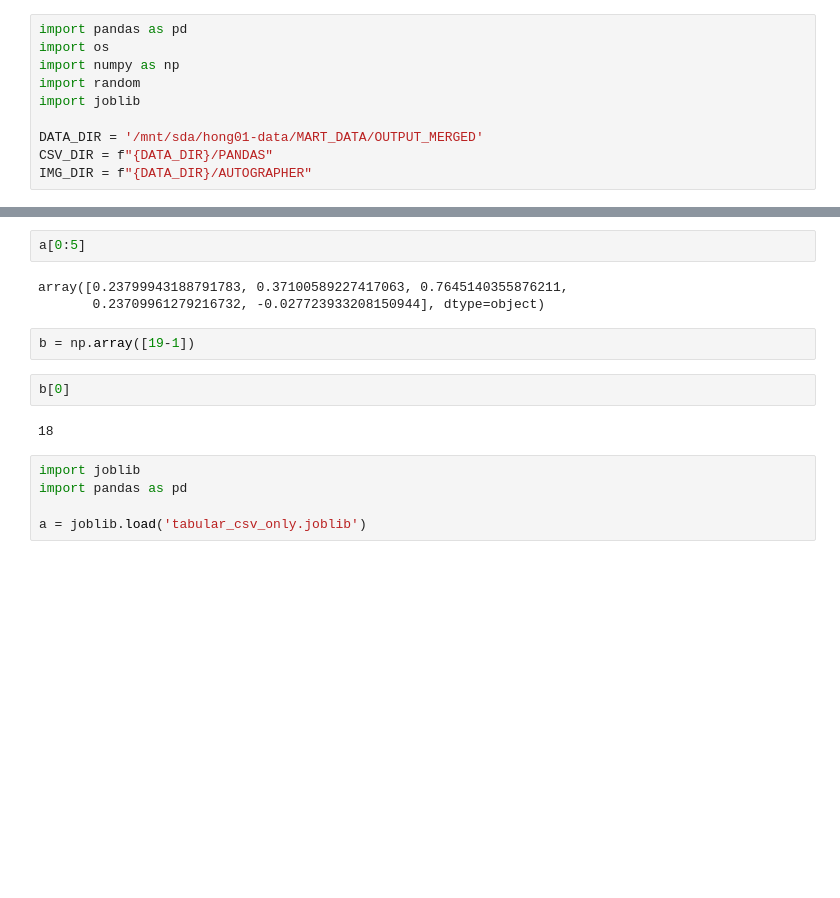
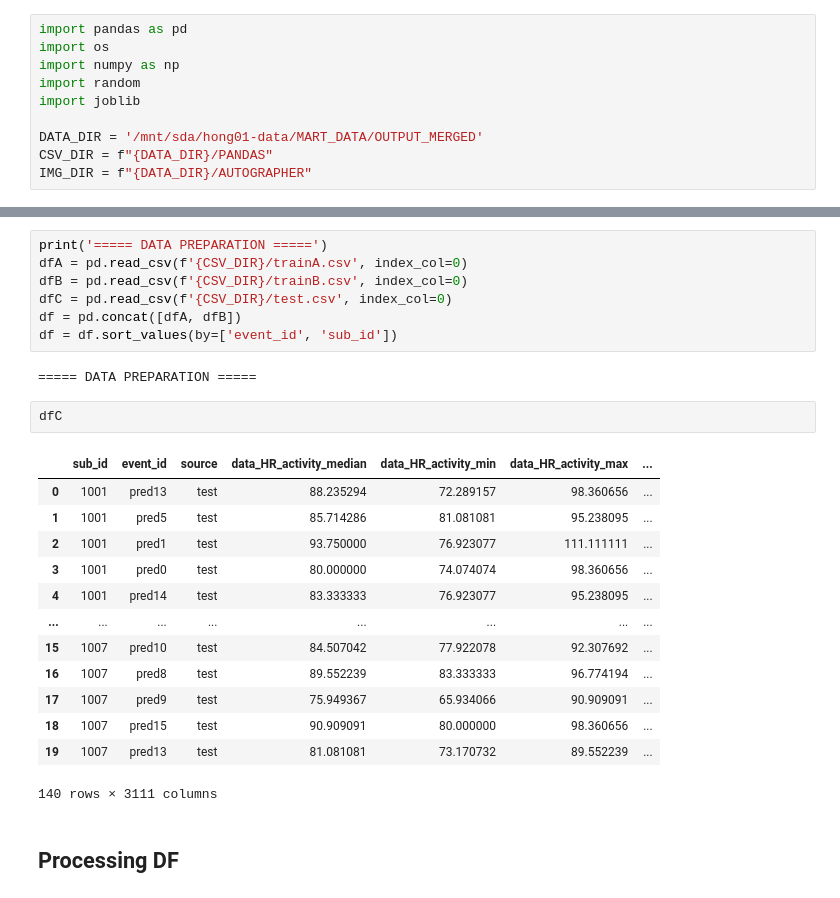
Before and after one commit to m2man/MART-AUTOGRAPHER, a Jupyter notebook: CSV_PART/Preprocess_Data.ipynb, the cells around one changed output, grey strips where cells are left out. Saved outputs shown, nothing was run; the diff lists cells and outputs as text; blank space fills up the shorter version.

Commit message:
add data for duyen

```diff
--- a/CSV_PART/Preprocess_Data.ipynb
+++ b/CSV_PART/Preprocess_Data.ipynb
@@ -129,16 +11,27 @@ a = np.asarray(df_train_scaling.iloc[0,:])
-# %%
-a[0:5]
-# %% [output]
-array([0.23799943188791783, 0.37100589227417063, 0.7645140355876211,
-       0.23709961279216732, -0.027723933208150944], dtype=object)
-# %%
-b = np.array([19-1])
-# %%
-b[0]
-# %% [output]
-18
-# %%
-import joblib
-import pandas as pd
-
-a = joblib.load('tabular_csv_only.joblib')
+# %%
+print('===== DATA PREPARATION =====')
+dfA = pd.read_csv(f'{CSV_DIR}/trainA.csv', index_col=0)
+dfB = pd.read_csv(f'{CSV_DIR}/trainB.csv', index_col=0)
+dfC = pd.read_csv(f'{CSV_DIR}/test.csv', index_col=0)
+df = pd.concat([dfA, dfB])
+df = df.sort_values(by=['event_id', 'sub_id'])
+# %% [output]
+===== DATA PREPARATION =====
+# %%
+dfC
+# %% [output]
+|  | sub_id | event_id | source | data_HR_activity_median | data_HR_activity_min | data_HR_activity_max | ... |
+| 0 | 1001 | pred13 | test | 88.235294 | 72.289157 | 98.360656 | ... |
+| 1 | 1001 | pred5 | test | 85.714286 | 81.081081 | 95.238095 | ... |
+| 2 | 1001 | pred1 | test | 93.750000 | 76.923077 | 111.111111 | ... |
+| 3 | 1001 | pred0 | test | 80.000000 | 74.074074 | 98.360656 | ... |
+| 4 | 1001 | pred14 | test | 83.333333 | 76.923077 | 95.238095 | ... |
+| ... | ... | ... | ... | ... | ... | ... | ... |
+| 15 | 1007 | pred10 | test | 84.507042 | 77.922078 | 92.307692 | ... |
+| 16 | 1007 | pred8 | test | 89.552239 | 83.333333 | 96.774194 | ... |
+| 17 | 1007 | pred9 | test | 75.949367 | 65.934066 | 90.909091 | ... |
+| 18 | 1007 | pred15 | test | 90.909091 | 80.000000 | 98.360656 | ... |
+| 19 | 1007 | pred13 | test | 81.081081 | 73.170732 | 89.552239 | ... |
+140 rows × 3111 columns
+# %% [markdown]
+## Processing DF
```
Also changed, not shown: parts of 42 cells of this notebook, 26 other files.
